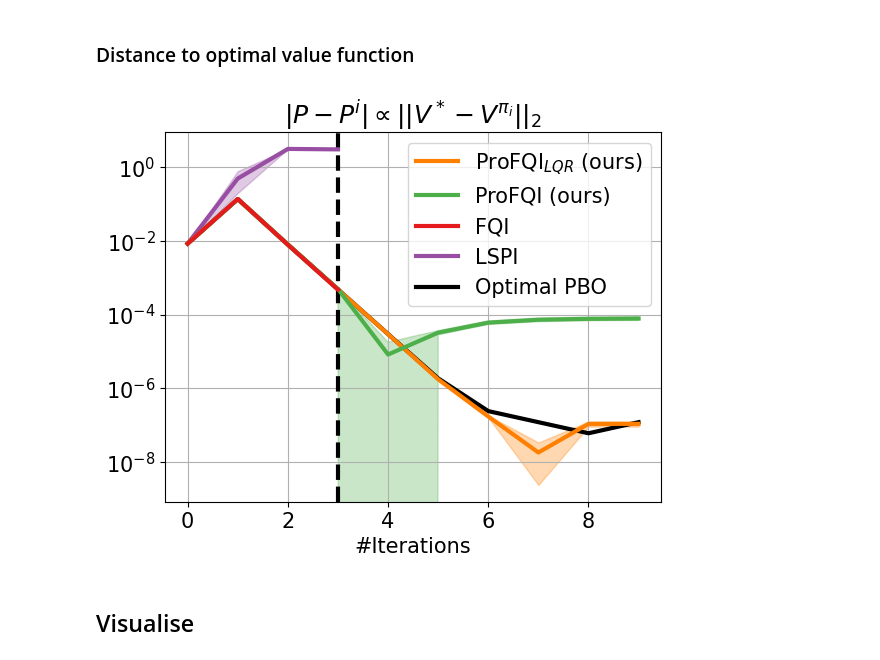
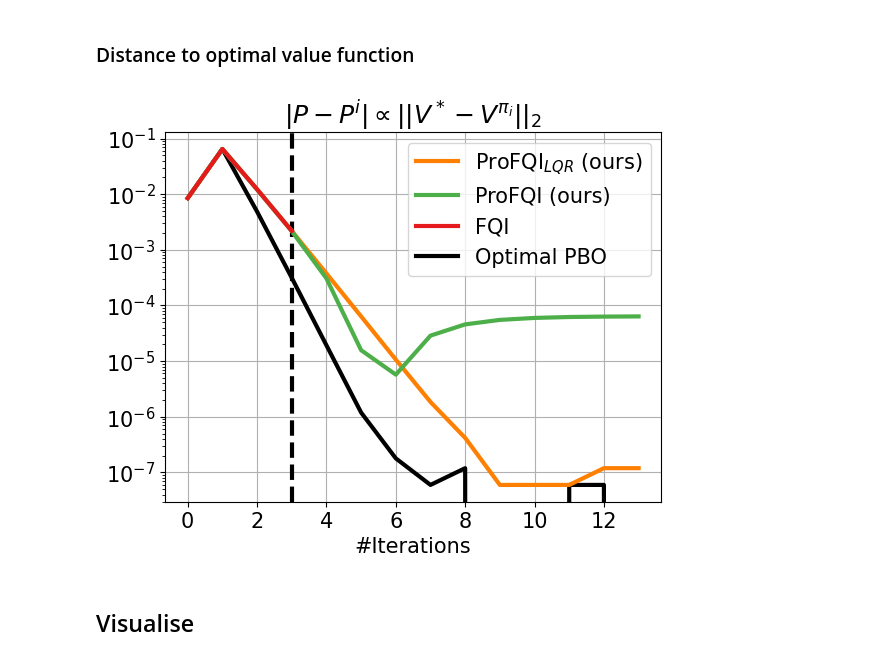
Before and after one commit to theovincent/PBO, a Jupyter notebook: experiments/lqr/plots.ipynb, the cells around one changed output. Drawn from its saved outputs; the diff is of its cells as text; code cells hidden in the pictures.

```diff
--- a/experiments/lqr/plots.ipynb
+++ b/experiments/lqr/plots.ipynb
@@ -6,12 +6,12 @@ import json
 import numpy as np
 from pbo.utils.confidence_interval import confidence_interval
 
-experiment_name = "test"
-show_fqi = True; show_lspi = True; show_pbo_linear = False; show_pbo_custom_linear = True;
+experiment_name = "test_q2"
+show_fqi = True; show_lspi = False; show_pbo_linear = False; show_pbo_custom_linear = True;
 show_pbo_deep = True; show_pbo_optimal = True
 max_bellman_iterations = 3
-max_bellman_iterations_validation = max_bellman_iterations + 6
-seeds = range(1, 21)
+max_bellman_iterations_validation = max_bellman_iterations + 10
+seeds = range(1, 2)
 
 p = json.load(open(f"figures/{experiment_name}/parameters.json"))
 
@@ -167,7 +208,9 @@ if show_pbo_linear:
 if show_pbo_custom_linear:
     pbo_custom_linear_v_mean = np.abs(pbo_custom_linear_v - optimal_v).mean(axis=0)
     pbo_custom_linear_v_std = np.abs(pbo_custom_linear_v - optimal_v).std(axis=0)
-    pbo_custom_linear_v_confidence_interval = confidence_interval(pbo_custom_linear_v_mean, pbo_custom_linear_v_std, len(seeds))
+    pbo_custom_linear_v_confidence_interval = confidence_interval(
+        pbo_custom_linear_v_mean, pbo_custom_linear_v_std, len(seeds)
+    )
 
 if show_pbo_deep:
     pbo_deep_v_mean = np.abs(pbo_deep_v - optimal_v).mean(axis=0)
@@ -185,43 +228,81 @@ plt.rc("lines", linewidth=3)
 
 iterations = range(max_bellman_iterations + 1)
 iterations_validation = range(max_bellman_iterations_validation + 1)
 
 if show_pbo_linear:
     plt.plot(iterations_validation, pbo_linear_v_mean[:-1], label="linear PBO", color="blue", zorder=7)
-    plt.fill_between(iterations_validation, pbo_linear_v_confidence_interval[0, :-1], pbo_linear_v_confidence_interval[1, :-1], color="blue", alpha=0.3)
+    plt.fill_between(
+        iterations_validation,
+        pbo_linear_v_confidence_interval[0, :-1],
+        pbo_linear_v_confidence_interval[1, :-1],
+        color="blue",
+        alpha=0.3,
+    )
 
-    plt.hlines(pbo_linear_v_mean[-1], 0, max_bellman_iterations_validation, color="blue", linestyle="--", label="linear PBO fixed point", zorder=3)
-    plt.fill_between(iterations_validation, pbo_linear_v_confidence_interval[0, -1], pbo_linear_v_confidence_interval[1, -1], color="blue", alpha=0.3)
+    plt.hlines(
+        pbo_linear_v_mean[-1],
+        0,
+        max_bellman_iterations_validation,
+        color="blue",
+        linestyle="--",
+        label="linear PBO fixed point",
+        zorder=3,
+    )
+    plt.fill_between(
+        iterations_validation,
+        pbo_linear_v_confidence_interval[0, -1],
+        pbo_linear_v_confidence_interval[1, -1],
+        color="blue",
+        alpha=0.3,
+    )
 
 if show_pbo_custom_linear:
-    plt.plot(iterations_validation, pbo_custom_linear_v_mean, label="ProFQI$_{LQR}$ (ours)", color=colors["orange"], zorder=8)
-    plt.fill_between(iterations_validation, pbo_custom_linear_v_confidence_interval[0], pbo_custom_linear_v_confidence_interval[1], color=colors["orange"], alpha=0.3)
+    plt.plot(
+        iterations_validation, pbo_custom_linear_v_mean, label="ProFQI$_{LQR}$ (ours)", color=colors["orange"], zorder=8
+    )
+    plt.fill_between(
+        iterations_validation,
+        pbo_custom_linear_v_confidence_interval[0],
+        pbo_custom_linear_v_confidence_interval[1],
+        color=colors["orange"],
+        alpha=0.3,
+    )
 
 if show_pbo_deep:
     plt.plot(iterations_validation, pbo_deep_v_mean, label="ProFQI (ours)", color=colors["ProFQI"], zorder=8)
-    plt.fill_between(iterations_validation, pbo_deep_v_confidence_interval[0], pbo_deep_v_confidence_interval[1], color=colors["ProFQI"], alpha=0.3)
+    plt.fill_between(
+        iterations_validation,
+        pbo_deep_v_confidence_interval[0],
+        pbo_deep_v_confidence_interval[1],
+        color=colors["ProFQI"],
+        alpha=0.3,
+    )
 
 if show_fqi:
     plt.plot(iterations, fqi_v_mean, label="FQI", color=colors["FQI"], zorder=9)
-    plt.fill_between(iterations, fqi_v_confidence_interval[0], fqi_v_confidence_interval[1], color=colors["FQI"], alpha=0.3)
+    plt.fill_between(
+        iterations, fqi_v_confidence_interval[0], fqi_v_confidence_interval[1], color=colors["FQI"], alpha=0.3
+    )
 
 if show_lspi:
     plt.plot(iterations, lspi_v_mean, label="LSPI", color=colors["LSPI"], zorder=5)
-    plt.fill_between(iterations, lspi_v_confidence_interval[0], lspi_v_confidence_interval[1], color=colors["LSPI"], alpha=0.3)
+    plt.fill_between(
+        iterations, lspi_v_confidence_interval[0], lspi_v_confidence_interval[1], color=colors["LSPI"], alpha=0.3
+    )
 
 if show_pbo_optimal:
     plt.plot(iterations_validation, pbo_optimal_v_mean, label="Optimal PBO", color="black", zorder=4)
 
 plt.axvline(max_bellman_iterations, color="black", linestyle="--", zorder=2)
 plt.xticks(range(0, max_bellman_iterations_validation + 1, ticks_freq))
 plt.xlabel("#Iterations")
 plt.yscale("log")
 plt.title("$|P - P^i| \propto || V^* - V^{\pi_i} ||_2$")
 plt.legend().set_zorder(10)
 plt.grid(zorder=0)
-_ = plt.savefig(f"figures/{experiment_name}/V_{max_bellman_iterations}.pdf", bbox_inches='tight')
+_ = plt.savefig(f"figures/{experiment_name}/V_{max_bellman_iterations}.pdf", bbox_inches="tight")
 # %% [output]
-[figure, old version]
+[figure, new version]
 # %% [markdown]
 ## Visualise
 # %%
```
Also changed, not shown: parts of 5 cells of this notebook, 6 other files.
